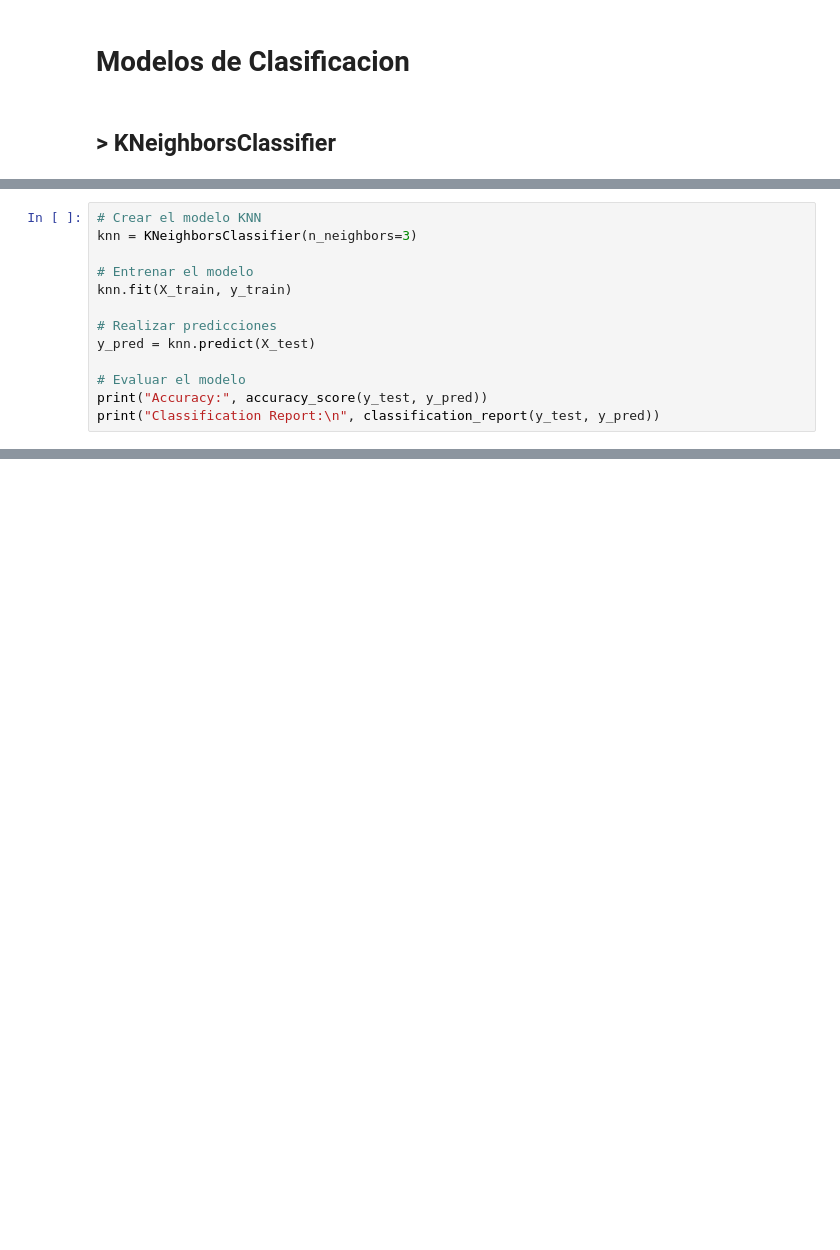
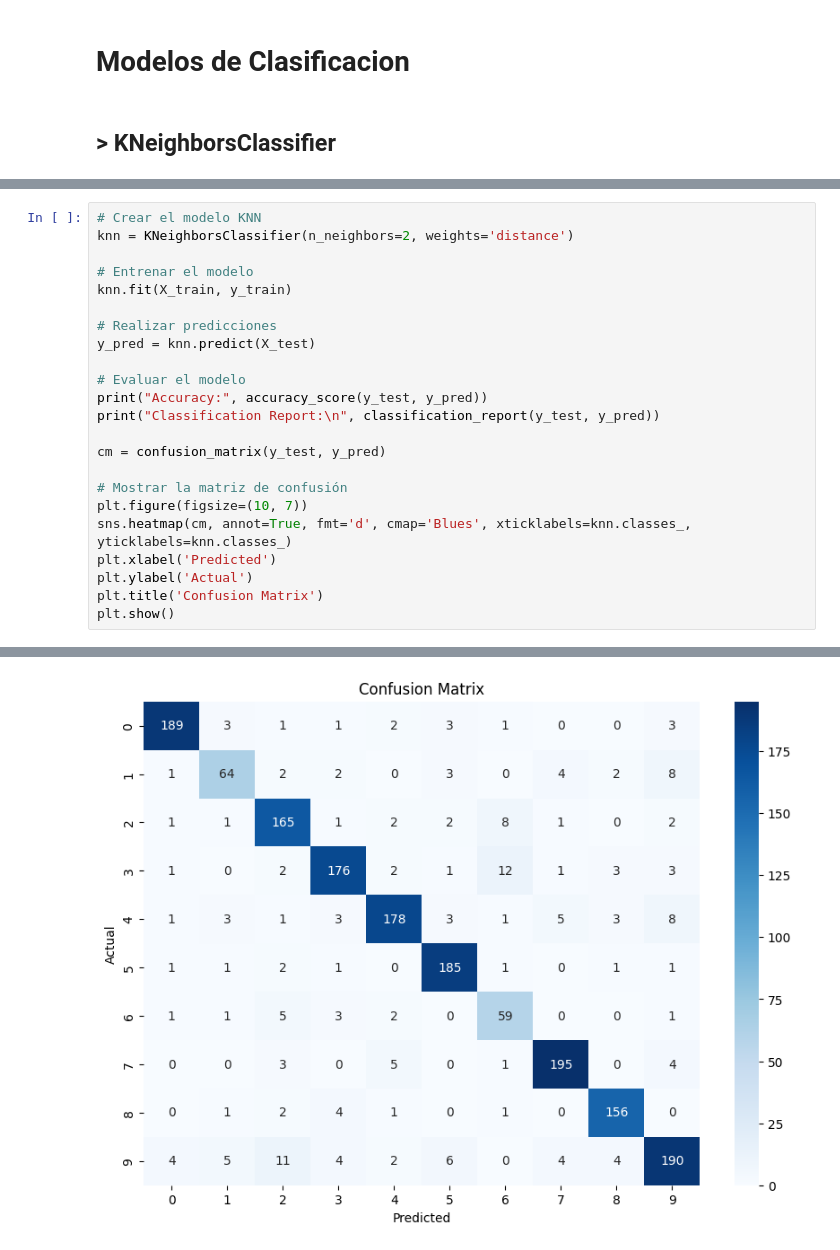
Before and after one commit to colbert6/tfm-clasificador-fuentes-sonoras-ciudad, a Jupyter notebook: notebooks/modelado/MD01-Clasificacion.ipynb, the cells around one changed output, grey strips where cells are left out. Saved outputs shown, nothing was run; the diff lists cells and outputs as text; blank space fills up the shorter version.

```diff
--- a/notebooks/modelado/MD01-Clasificacion.ipynb
+++ b/notebooks/modelado/MD01-Clasificacion.ipynb
@@ -72,6 +145,6 @@ X_train, X_test, y_train, y_test = train_test_split(X, y, test_size=0.2, random_
 # %%
 # Crear el modelo KNN
-knn = KNeighborsClassifier(n_neighbors=3)
+knn = KNeighborsClassifier(n_neighbors=2, weights='distance')
 
 # Entrenar el modelo
 knn.fit(X_train, y_train)
@@ -82,4 +155,14 @@ y_pred = knn.predict(X_test)
 # Evaluar el modelo
 print("Accuracy:", accuracy_score(y_test, y_pred))
 print("Classification Report:\n", classification_report(y_test, y_pred))
+
+cm = confusion_matrix(y_test, y_pred)
+
+# Mostrar la matriz de confusión
+plt.figure(figsize=(10, 7))
+sns.heatmap(cm, annot=True, fmt='d', cmap='Blues', xticklabels=knn.classes_, yticklabels=knn.classes_)
+plt.xlabel('Predicted')
+plt.ylabel('Actual')
+plt.title('Confusion Matrix')
+plt.show()
 # %% [output]
@@ -103,0 +187 @@ weighted avg       0.86      0.86      0.86      1747
+[figure, added]
```
Also changed, not shown: parts of 12 cells of this notebook, 4 other files.
